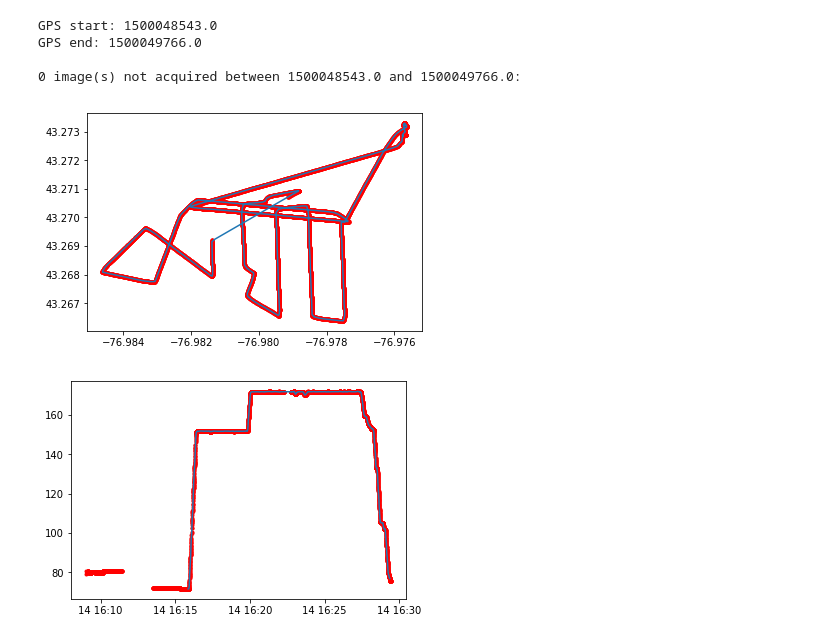
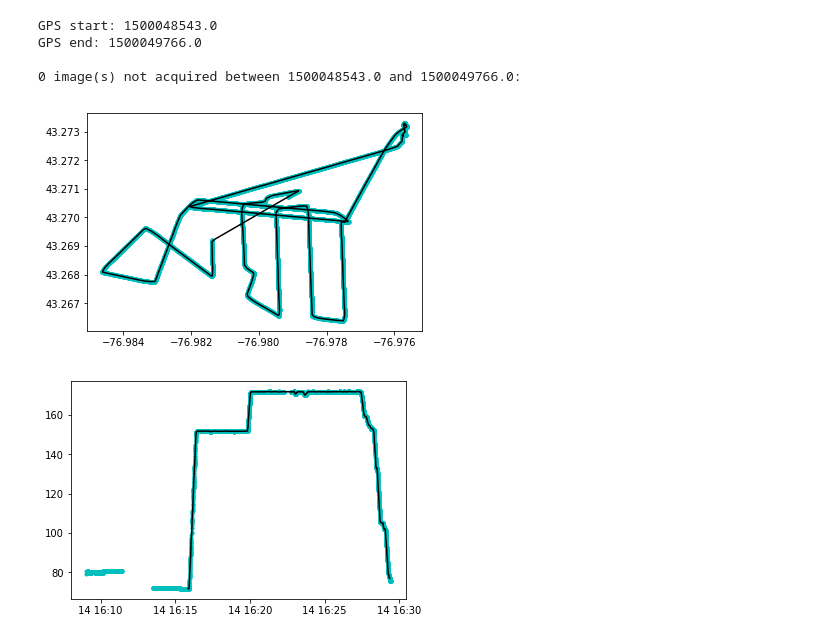
Before and after one commit to esturdivant-usgs/uas-data-publishing, a Jupyter notebook: gpx_to_exif_by_time.ipynb, the cells around one changed output. Saved outputs shown, nothing was run; the diff lists cells and outputs as text; code cells hidden in the pictures.

```diff
--- a/gpx_to_exif_by_time.ipynb
+++ b/gpx_to_exif_by_time.ipynb
@@ -16,11 +17,12 @@ from dateutil import parser
 ### Input variables
 # %%
 # unique to local files:
-homedir = r'/Users/esturdivant/Documents/Projects/Ontario/f38'
+homedir = r'/Users/esturdivant/Documents/Projects/Ontario/f39'
 rename_photos = True
+fnum = input('Flight number (e.g. "f04"): ')
+flight_num = 'f{}'.format(fnum) # raw_input('Flight number (e.g. "f04"): ')
 
 # Mission info - would be nice for logfile and image folder names to correspond to naming convention, as below
-flight_num = 'f38' # raw_input('Flight number (e.g. "f04"): ')
 fan = "2017-042-FA" # raw_input('Field activity number (e.g. "2017-010-FA"): ')
 uas_id = 'u036' # raw_input('U-number of mission (e.g. "u031"): ')
 
@@ -120,7 +124,8 @@ imgdf = pd.DataFrame({'orig_name': [os.path.basename(f) for f in flist],
                       'lon': np.nan,
                       'lat': np.nan,
                       'ele': np.nan,
-                      'interpolated': 0})
+                      'interpolated': 0},
+                     columns=['new_name', 'lat', 'lon', 'ele', 'time_utc', 'orig_name', 'time_epoch', 'time_iso', 'interpolated'])
 
 # Sort by time in ascending order
 imgdf.sort_values('time_epoch', axis=0, inplace=True)
@@ -129,9 +134,19 @@ imgdf.sort_values('time_epoch', axis=0, inplace=True)
 imgdf.to_csv(os.path.join(homedir, '{}_exiftime1.csv'.format(os.path.basename(imagefolder))), index=False)
 # imgdf.head()
 
+print(imgdf.shape)
+#%% Plot image and GPX times
+fig.clear()
+fig = plt.figure()
+ax = fig.add_subplot(111)
+ax.plot(gpxdf.time_utc, gpxdf.ele,'.c')
+ax.plot(imgdf.time_utc, np.tile(gpxdf.ele.max(), imgdf.shape[0]),'-k')# gpxdf.ele.max() # np.zeros(shape=imgdf.time_utc.shape)+np.fromstring(max(gpxdf.ele), dtype=np.uint32)
+plt.show()
+fig.clear()
+
 # print first and last image name and times
-print("First file: {}, time: {}".format(imgdf.orig_name.iloc[0],imgdf.time_utc.iloc[0]))
-print("Last file: {}, time: {}".format(imgdf.orig_name.iloc[-1],imgdf.time_utc.iloc[-1]))
+print("First file: {}, time: {}".format(imgdf.orig_name.iloc[0], imgdf.time_utc.iloc[0]))
+print("Last file: {}, time: {}".format(imgdf.orig_name.iloc[-1], imgdf.time_utc.iloc[-1]))
 # print first and last times in .gpx file
 print("GPX data: {} from {} to {}".format(logfile, gpxdf.time_utc.iloc[0],gpxdf.time_utc.iloc[-1]))
 # %% [output]
@@ -147,13 +163,13 @@ Careful! This overwrites the original filenames so I recommend either manually c
 #TODO move/copy them first? / don't run if the names have already been changed...
 if rename_photos:
     new_imgdir = imagefolder+'_renamed'
-    shutil.copytree(imagefolder, new_imgdir)
+    if not os.path.exists(new_imgdir):
+        shutil.copytree(imagefolder, new_imgdir)
 for idx, row in imgdf.iterrows():
     img = row.orig_name
     namestr = "{}_{}_{}_{}_{}".format(survey_id, uas_id, fc_id, row.time_iso, img) # ->
     if rename_photos:
-#         shutil.copyfile(os.path.join(imagefolder, img), os.path.join(new_imgdir, namestr))
-        os.rename(os.path.join(new_imgdir, img), os.path.join(new_imgdir, namestr))
+        os.rename(os.path.join(imagefolder, img), os.path.join(new_imgdir, namestr))
     imgdf.loc[idx, 'new_name'] = namestr
 # %% [markdown]
 # Interpolation
@@ -195,22 +211,22 @@ GPS end: 1500049766.0
 # %%
 # make a bare-bones trackline and overlay image locations, sherwood direct
 #%% Plot image locations
 fig = plt.figure()
 ax = fig.add_subplot(111)
-ax.plot(gpxdf.lon, gpxdf.lat,'.r')
-ax.plot(imgdf.lon, imgdf.lat,'-')
+ax.plot(gpxdf.lon, gpxdf.lat,'.c')
+ax.plot(imgdf.lon, imgdf.lat,'-k')
 plt.show()
 fig.savefig(os.path.join(homedir, "{}_image_track.png".format(os.path.basename(imagefolder))))
 fig.clear()
 
 #%% Plot
 fig = plt.figure()
 ax = fig.add_subplot(111)
-ax.plot(gpxdf.time_utc, gpxdf.ele,'.r')
-ax.plot(imgdf.time_utc, imgdf.ele,'-')
+ax.plot(gpxdf.time_utc, gpxdf.ele,'.c')
+ax.plot(imgdf.time_utc, imgdf.ele,'-k')
 plt.show()
 fig.savefig(os.path.join(homedir, "{}_image_elevations.png".format(os.path.basename(imagefolder))))
 fig.clear()
 # %% [output]
-[figure, old version]
+[figure, new version]
-[figure, old version]
+[figure, new version]
```
Also changed, not shown: parts of 9 cells of this notebook, 3 other files.
